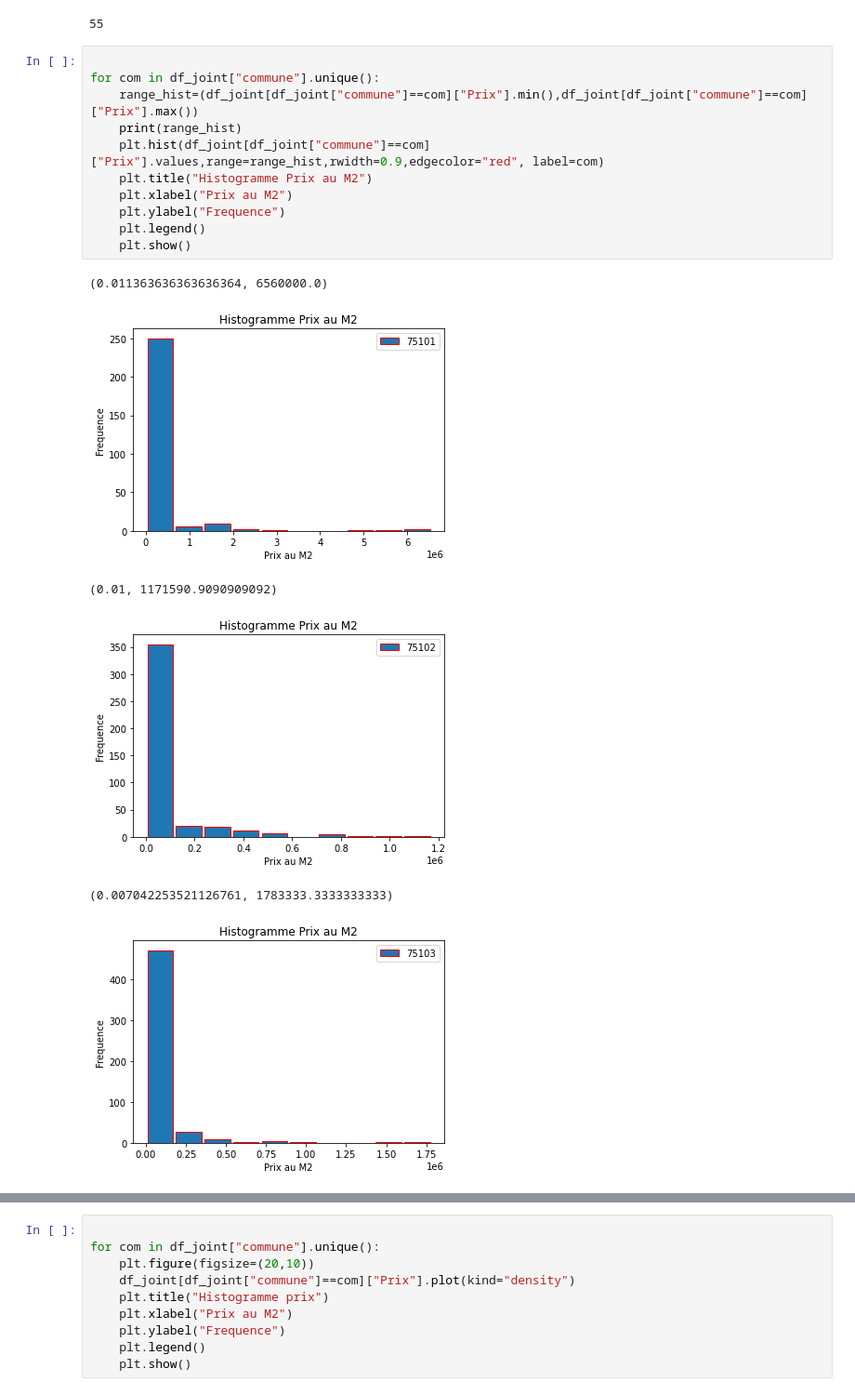
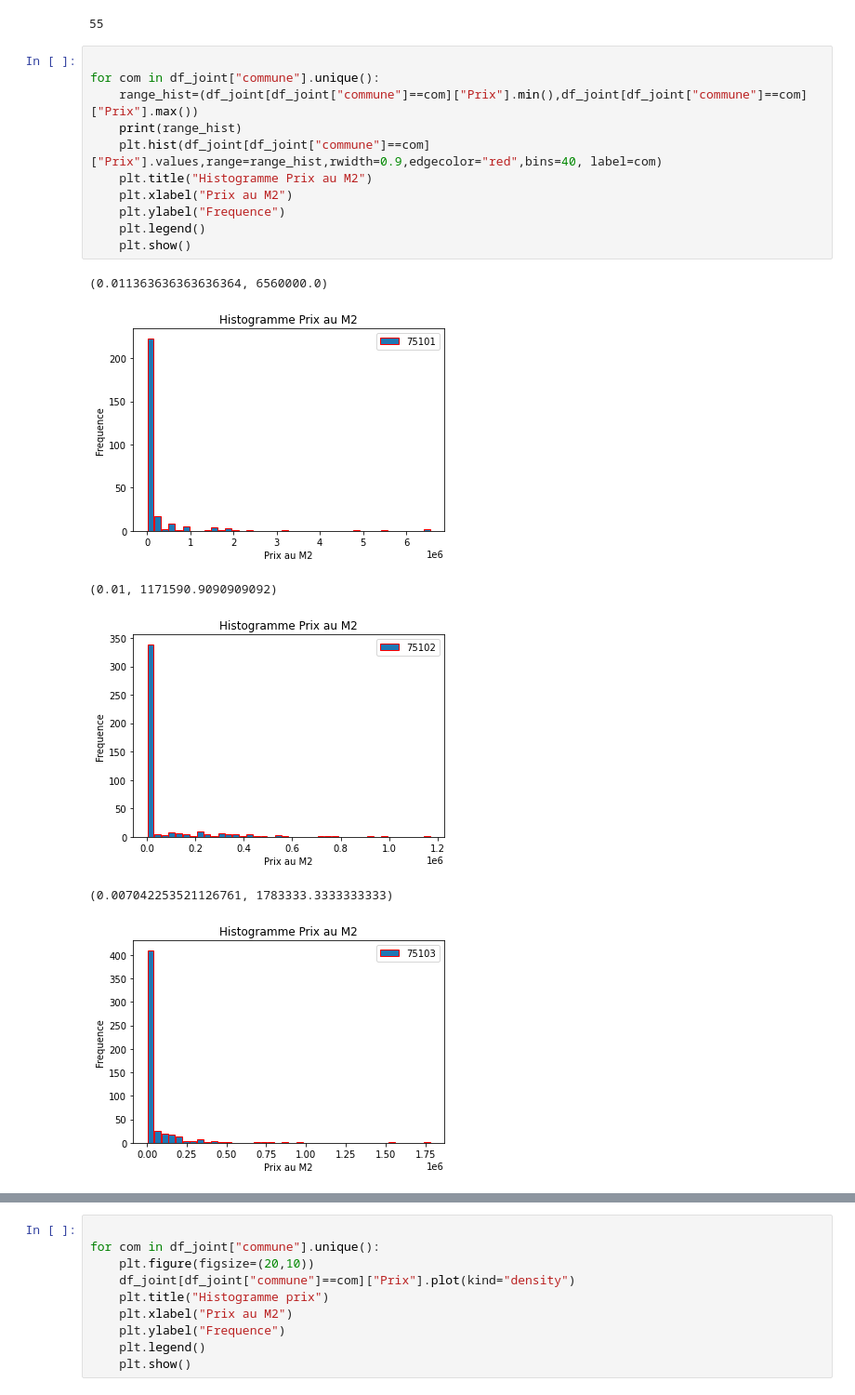
Before and after one commit to SteeveDo/clutering_price_meter_square, a Jupyter notebook: EDA_Immobilier_KNN.ipynb, the cells around one changed output, grey strips where cells are left out. Shown at 93% size. Cells and saved outputs as stored; diff of their text form.

```diff
--- a/EDA_Immobilier_KNN.ipynb
+++ b/EDA_Immobilier_KNN.ipynb
@@ -619,19 +619,19 @@ df_joint.columns.size
 # %%
 
 for com in df_joint["commune"].unique():
     range_hist=(df_joint[df_joint["commune"]==com]["Prix"].min(),df_joint[df_joint["commune"]==com]["Prix"].max())
     print(range_hist)
-    plt.hist(df_joint[df_joint["commune"]==com]["Prix"].values,range=range_hist,rwidth=0.9,edgecolor="red", label=com)
+    plt.hist(df_joint[df_joint["commune"]==com]["Prix"].values,range=range_hist,rwidth=0.9,edgecolor="red",bins=40, label=com)
     plt.title("Histogramme Prix au M2")
     plt.xlabel("Prix au M2")
     plt.ylabel("Frequence")
     plt.legend()
     plt.show()
 # %% [output]
 (0.011363636363636364, 6560000.0)
-[figure, old version]
+[figure, new version]
 (0.01, 1171590.9090909092)
-[figure, old version]
+[figure, new version]
 (0.007042253521126761, 1783333.3333333333)
-[figure, old version]
+[figure, new version]
 (0.018867924528301886, 970833.3333333334)
```
Also changed, not shown: parts of 38 cells of this notebook.
